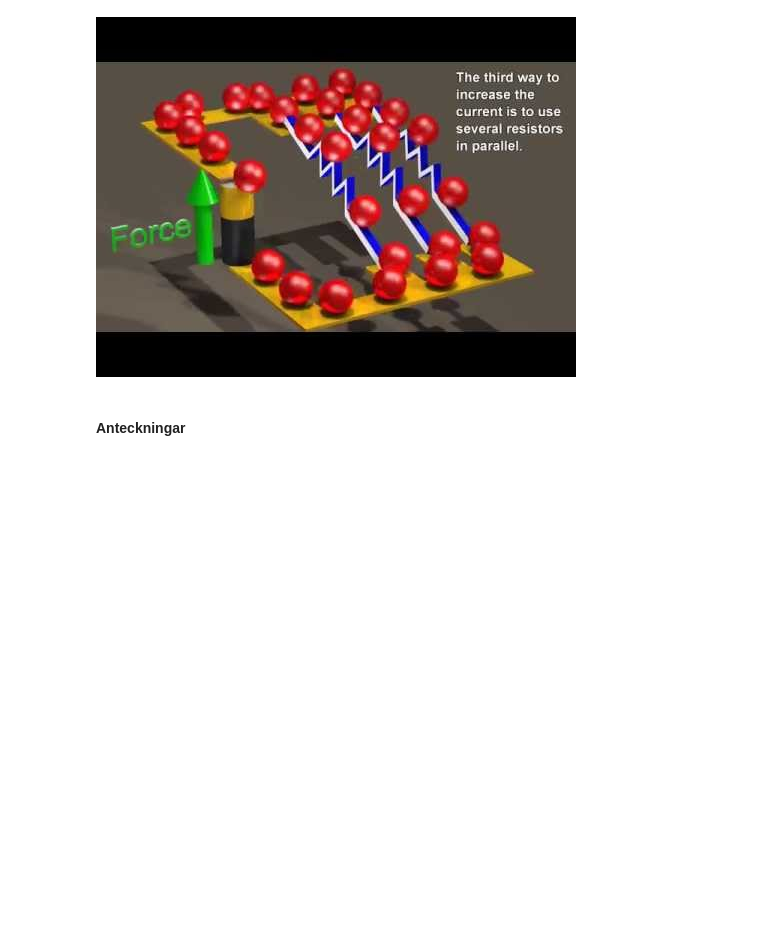
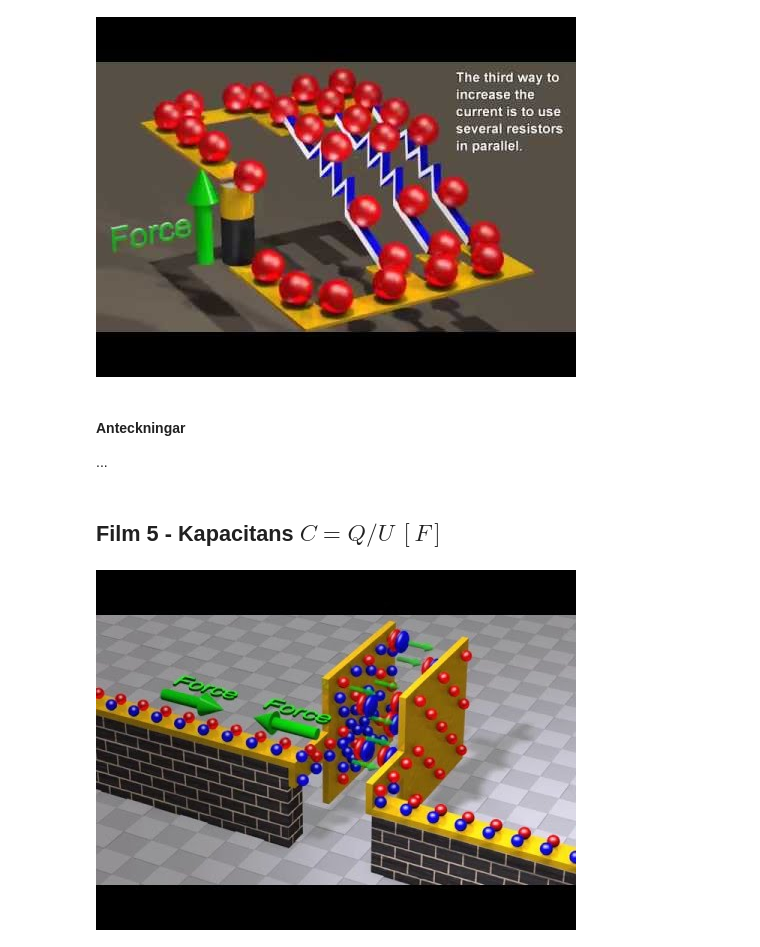
Before and after one commit to consideRatio/jupyter-se-physics, a Jupyter notebook: filmer/ellara.ipynb, the cells around one changed output. Saved outputs shown, nothing was run; the diff lists cells and outputs as text; code cells hidden in the pictures; blank space fills up the shorter version.

```diff
--- a/filmer/ellara_kapitel-8.ipynb
+++ b/filmer/ellara.ipynb
@@ -34,3 +37,10 @@ display(YouTubeVideo("G3H5lKoWPpY"))
 [figure]
 # %% [markdown]
 #### Anteckningar
+...
+# %% [markdown]
+## Film 5 - Kapacitans $C=Q/U \ [F]$
+# %%
+display(YouTubeVideo("f_MZNsEqyQw"))
+# %% [output]
+[figure, added]
```
Also changed, not shown: parts of 13 cells of this notebook, 2 other files.
